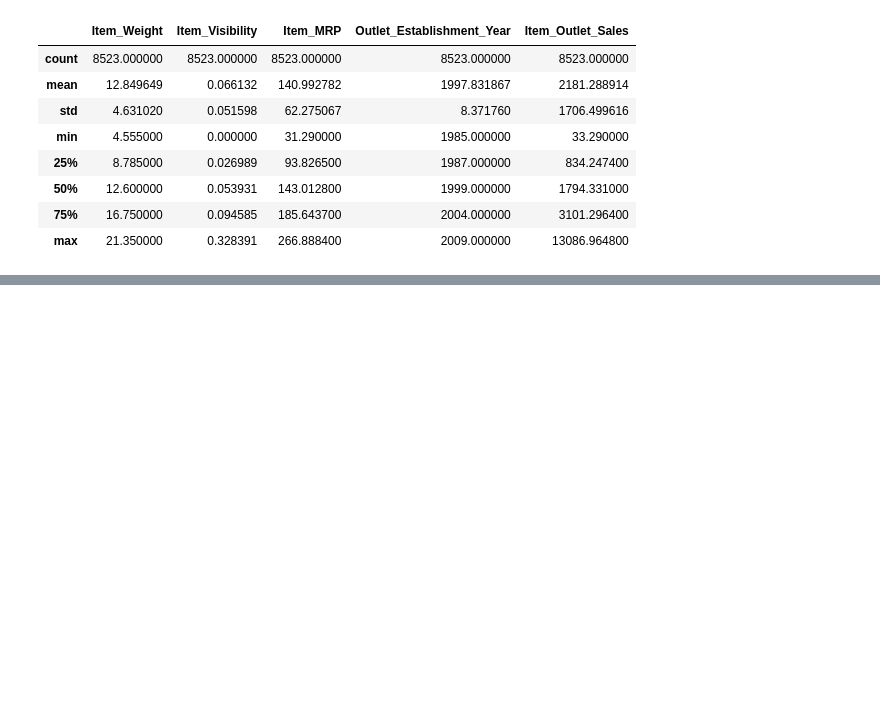
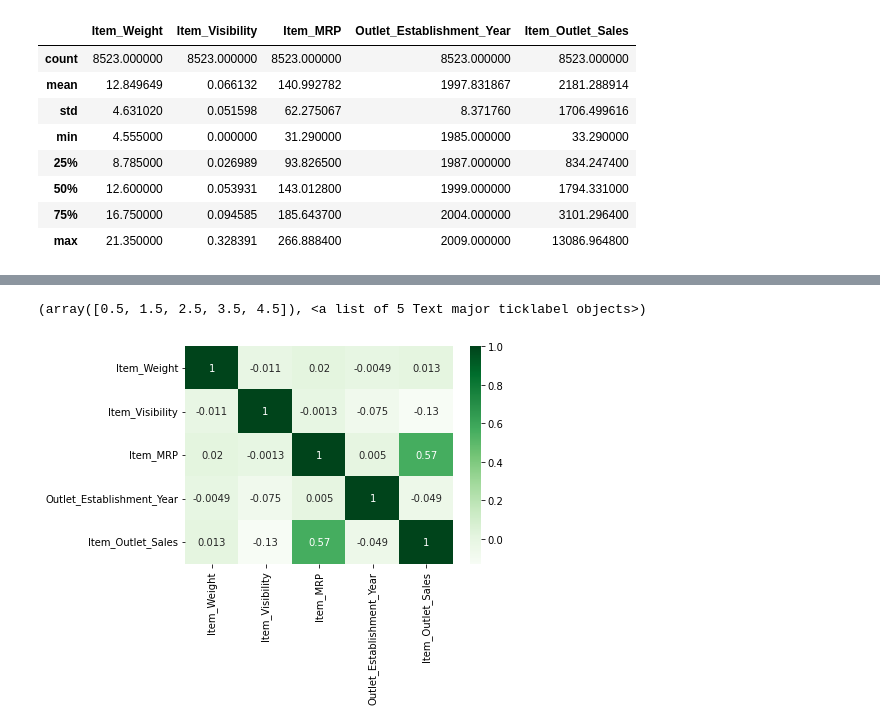
Before and after one commit to Betancur1991/Sales-Predictions, a Jupyter notebook: Sales_predictions.ipynb, the cells around one changed output, grey strips where cells are left out. Cells and saved outputs as stored; diff of their text form; code cells hidden in the pictures; blank space fills up the shorter version.

```diff
--- a/Sales_predictions.ipynb
+++ b/Sales_predictions.ipynb
@@ -145,0 +206,9 @@ df.describe()
+# %%
+filter_map=df.loc[: ,['Item_Weight','Item_Visibility','Item_MRP','Outlet_Establishment_Year','Item_Outlet_Sales']]
+corr = filter_map.corr()
+df_corr=df.corr()
+sns.heatmap(corr, cmap = 'Greens', annot = True)
+plt.xticks(rotation=90)
+# %% [output]
+(array([0.5, 1.5, 2.5, 3.5, 4.5]), <a list of 5 Text major ticklabel objects>)
+[figure, added]
```
Also changed, not shown: parts of 7 cells of this notebook.
